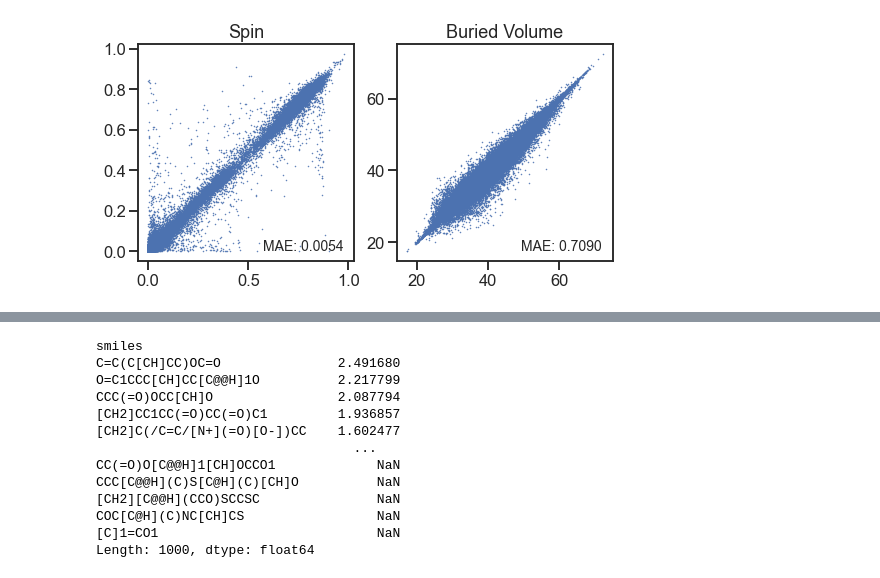
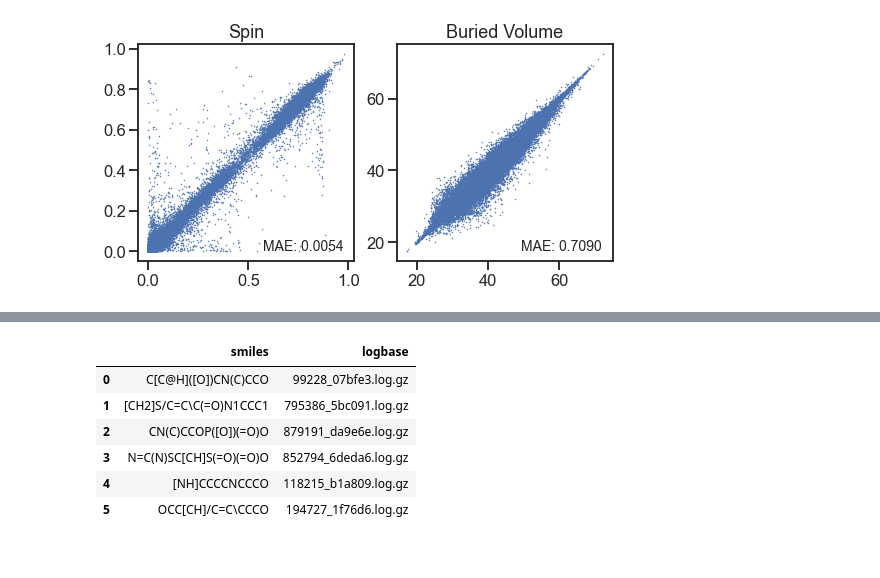
Before and after one commit to shreesowndarya/spin_gnn, a Jupyter notebook: plot_test_buried_vol.ipynb, the cells around one changed output, grey strips where cells are left out. Saved outputs shown, nothing was run; the diff lists cells and outputs as text; code cells hidden in the pictures.

```diff
--- a/plot_test_buried_vol.ipynb
+++ b/plot_test_buried_vol.ipynb
@@ -266,2 +241,4 @@ Text(0.95, 0.05, 'MAE: 0.086')
+# %%
+smiles = bur_vol_err_df[bur_vol_err_df.num_atoms <= 10].sort_values('value_err', ascending=False).head(6).smiles
 # %%
 # %% [output]
@@ -306,16 +251,17 @@ Length: 1000, dtype: float64
-# %%
-(redox_test['electron affinity'] - redox_test['ea_pred']).abs().sort_values(ascending=False)
-# %% [output]
-smiles
-C=C(C[CH]CC)OC=O               2.491680
-O=C1CCC[CH]CC[C@@H]1O          2.217799
-CCC(=O)OCC[CH]O                2.087794
-[CH2]CC1CC(=O)CC(=O)C1         1.936857
-[CH2]C(/C=C/[N+](=O)[O-])CC    1.602477
-                                 ...
-CC(=O)O[C@@H]1[CH]OCCO1             NaN
-CCC[C@@H](C)S[C@H](C)[CH]O          NaN
-[CH2][C@@H](CCO)SCCSC               NaN
-COC[C@H](C)NC[CH]CS                 NaN
-[C]1=CO1                            NaN
-Length: 1000, dtype: float64
+# %%
+import psycopg2
+
+dbparams = {
+    'dbname': 'bde',
+    'port': 5432,
+    'host': 'yuma.hpc.nrel.gov',
+    'user': 'bdeops',
+    'password': 'BD30ps99!',
+    'options': f'-c search_path=bde',
+}
+
+with psycopg2.connect(**dbparams) as conn:
+
+    cdf = pd.read_sql_query("""
+    SELECT * from unique_compound where status='finished' and smiles in %s;
+    """, conn, params=[tuple(smiles.values.tolist())])
@@ -321,0 +272,12 @@ Length: 1000, dtype: float64
+# %%
+cdf['logbase'] = cdf.logfile.apply(os.path.basename)
+# %%
+cdf[['smiles', 'logbase']]
+# %% [output]
+|  | smiles | logbase |
+| 0 | C[C@H]([O])CN(C)CCO | 99228_07bfe3.log.gz |
+| 1 | [CH2]S/C=C\C(=O)N1CCC1 | 795386_5bc091.log.gz |
+| 2 | CN(C)CCOP([O])(=O)O | 879191_da9e6e.log.gz |
+| 3 | N=C(N)SC[CH]S(=O)(=O)O | 852794_6deda6.log.gz |
+| 4 | [NH]CCCCNCCCO | 118215_b1a809.log.gz |
+| 5 | OCC[CH]/C=C\CCCO | 194727_1f76d6.log.gz |
```
Also changed, not shown: parts of 24 cells of this notebook, 7 other files.
